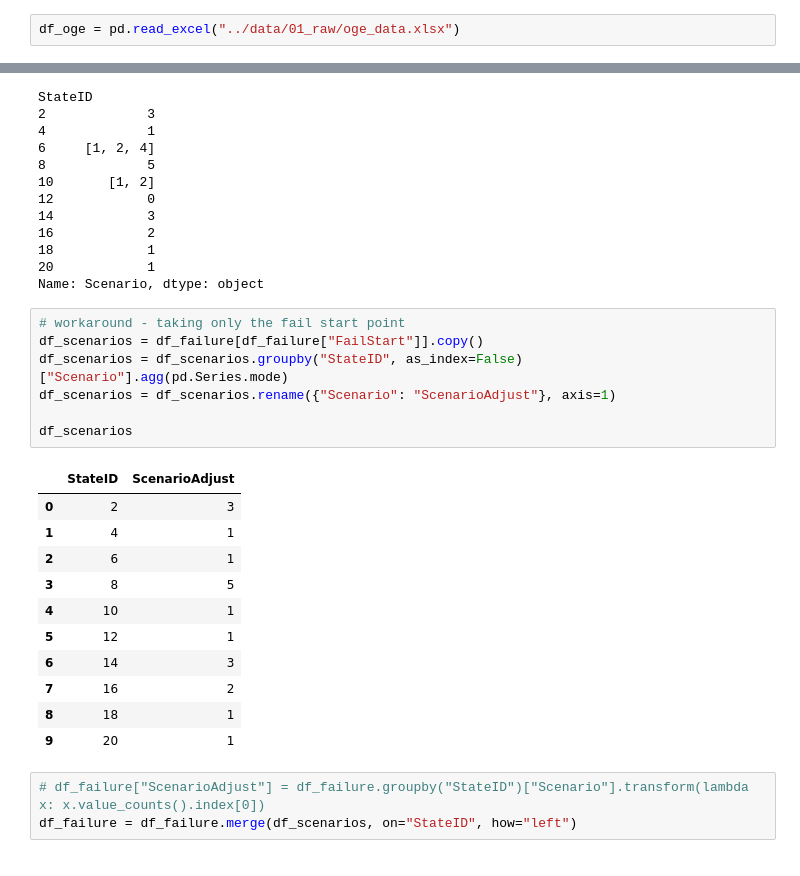
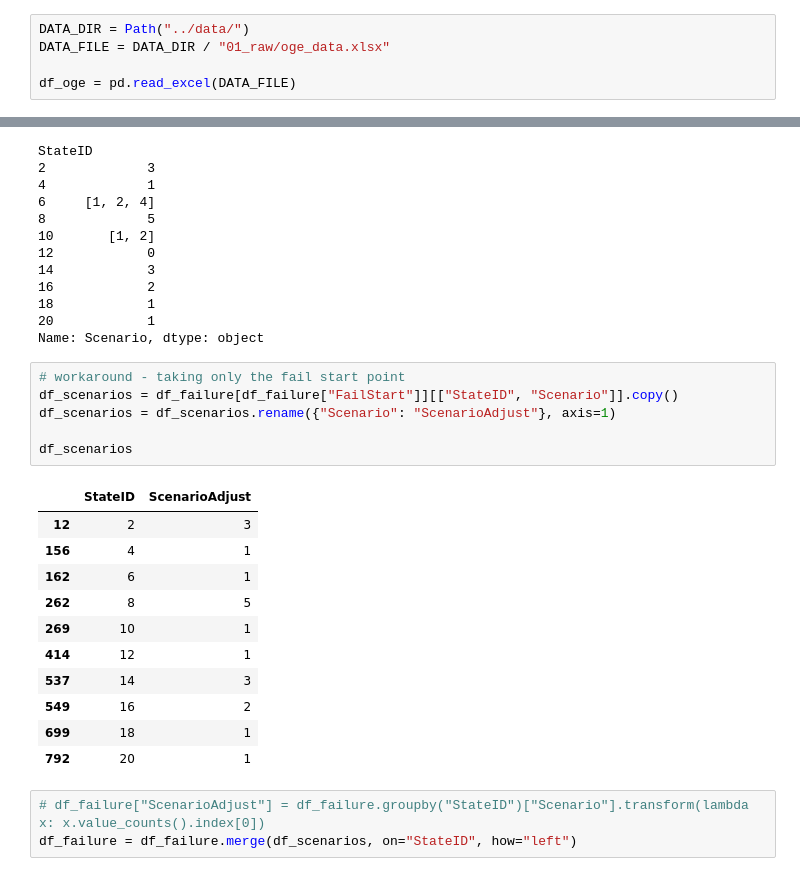
Before and after one commit to daniel64bit/failure-detection, a Jupyter notebook: notebooks/01_eda.ipynb, the cells around one changed output, grey strips where cells are left out. Saved outputs shown, nothing was run; the diff lists cells and outputs as text.

```diff
--- a/notebooks/01_eda.ipynb
+++ b/notebooks/01_eda.ipynb
@@ -42,7 +49,10 @@ The dataset contains anonymized time series records of a machine's operation fro
 5.	Frequency: Operating frequency of the machine.
 6.	Fail: Variable indicating whether the machine is in a failure state at the given timestamp.
 # %%
-df_oge = pd.read_excel("../data/01_raw/oge_data.xlsx")
+DATA_DIR = Path("../data/")
+DATA_FILE = DATA_DIR / "01_raw/oge_data.xlsx"
+
+df_oge = pd.read_excel(DATA_FILE)
 # %% [markdown]
 ## 2. Understanding the dataset
 Simple validation of schema, shape and presets.
@@ -1117,23 +1139,22 @@ StateID
 Name: Scenario, dtype: object
 # %%
 # workaround - taking only the fail start point
-df_scenarios = df_failure[df_failure["FailStart"]].copy()
-df_scenarios = df_scenarios.groupby("StateID", as_index=False)["Scenario"].agg(pd.Series.mode)
+df_scenarios = df_failure[df_failure["FailStart"]][["StateID", "Scenario"]].copy()
 df_scenarios = df_scenarios.rename({"Scenario": "ScenarioAdjust"}, axis=1)
 
 df_scenarios
 # %% [output]
 |  | StateID | ScenarioAdjust |
-| 0 | 2 | 3 |
-| 1 | 4 | 1 |
-| 2 | 6 | 1 |
-| 3 | 8 | 5 |
-| 4 | 10 | 1 |
-| 5 | 12 | 1 |
-| 6 | 14 | 3 |
-| 7 | 16 | 2 |
-| 8 | 18 | 1 |
-| 9 | 20 | 1 |
+| 12 | 2 | 3 |
+| 156 | 4 | 1 |
+| 162 | 6 | 1 |
+| 262 | 8 | 5 |
+| 269 | 10 | 1 |
+| 414 | 12 | 1 |
+| 537 | 14 | 3 |
+| 549 | 16 | 2 |
+| 699 | 18 | 1 |
+| 792 | 20 | 1 |
 # %%
 # df_failure["ScenarioAdjust"] = df_failure.groupby("StateID")["Scenario"].transform(lambda x: x.value_counts().index[0])
 df_failure = df_failure.merge(df_scenarios, on="StateID", how="left")
```
Also changed, not shown: parts of 28 cells of this notebook.
